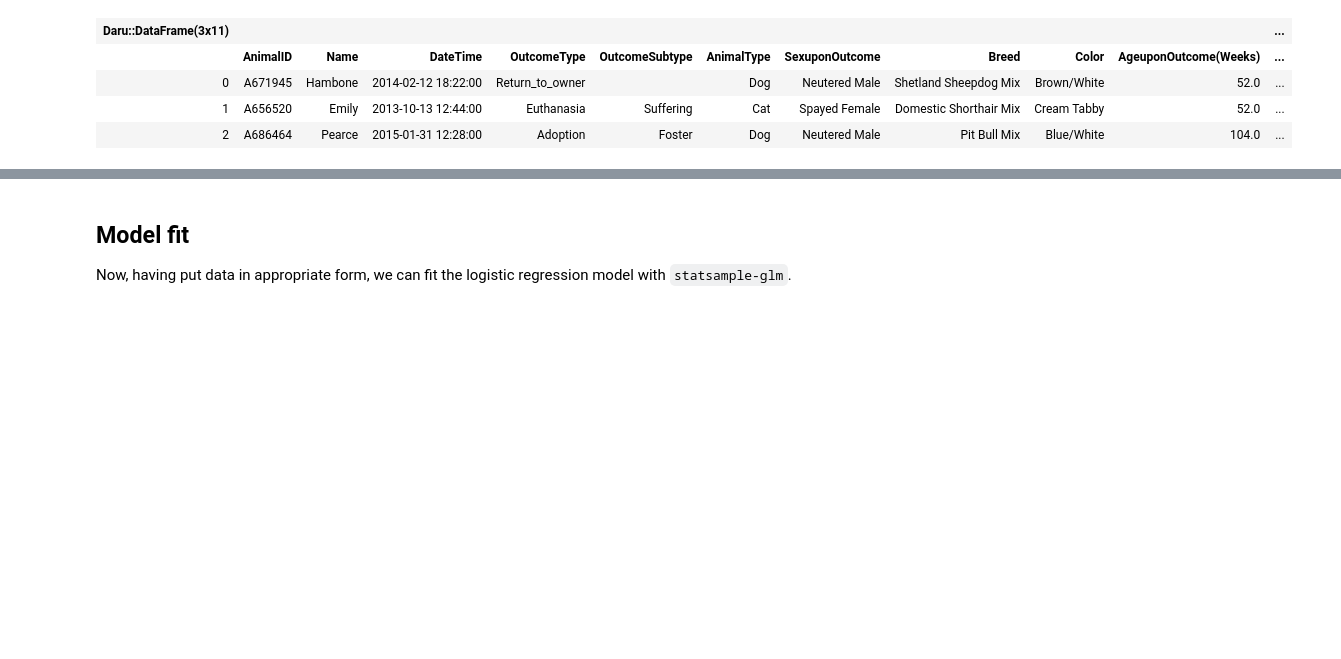
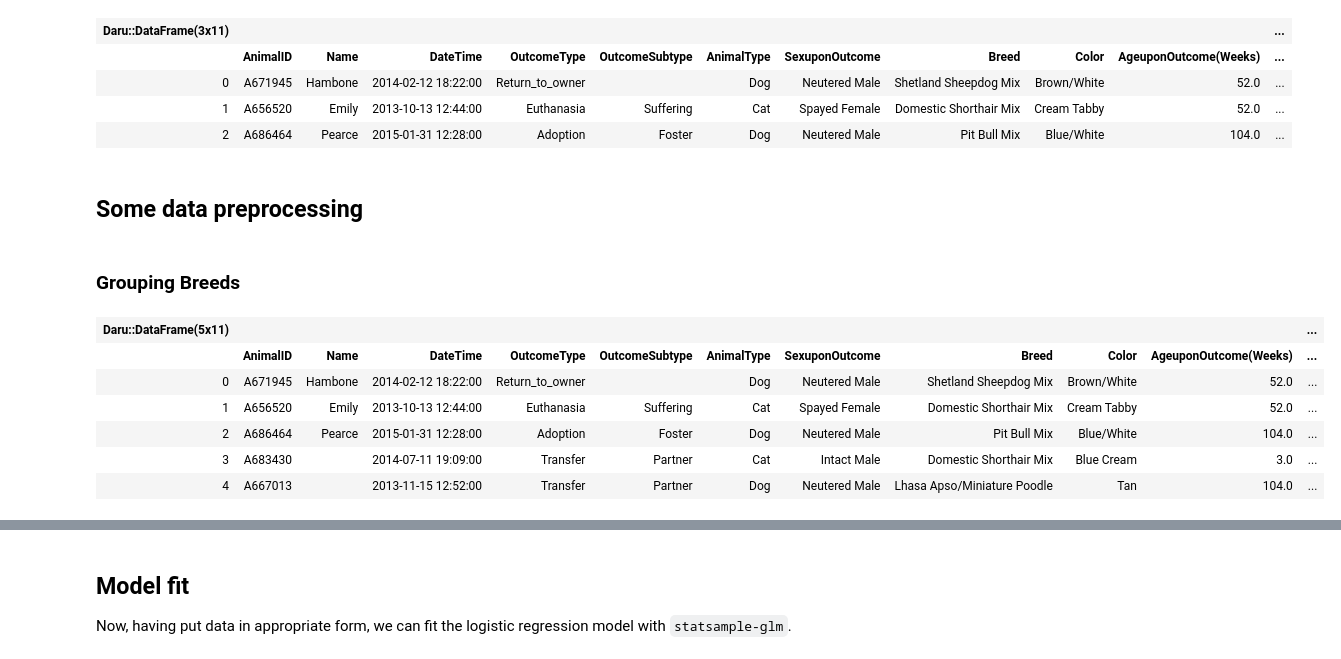
Before and after one commit to lokeshh/cat_notebook, a Jupyter notebook: Logistic regression with categorical data-Copy1.ipynb, the cells around one changed output, grey strips where cells are left out. Drawn from its saved outputs; the diff is of its cells as text; code cells hidden in the pictures; blank space fills up the shorter version.

```diff
--- a/Logistic regression with categorical data-Copy1.ipynb
+++ b/Logistic regression with categorical data-Copy1.ipynb
@@ -29,3 +29,18 @@ shelter_data.head 3
 | 0 | A671945 | Hambone | 2014-02-12 18:22:00 | Return_to_owner |  | Dog | Neutered Male | Shetland Sheepdog Mix | Brown/White | 52.0 | ... |
 | 1 | A656520 | Emily | 2013-10-13 12:44:00 | Euthanasia | Suffering | Cat | Spayed Female | Domestic Shorthair Mix | Cream Tabby | 52.0 | ... |
 | 2 | A686464 | Pearce | 2015-01-31 12:28:00 | Adoption | Foster | Dog | Neutered Male | Pit Bull Mix | Blue/White | 104.0 | ... |
+# %% [markdown]
+## Some data preprocessing
+# %% [markdown]
+### Grouping Breeds
+# %%
+small = shelter_data.head 300
+small.head 5
+# %% [output]
+| Daru::DataFrame(5x11) |  |  |  |  |  |  |  |  |  |  | ... |
+|  | AnimalID | Name | DateTime | OutcomeType | OutcomeSubtype | AnimalType | SexuponOutcome | Breed | Color | AgeuponOutcome(Weeks) | ... |
+| 0 | A671945 | Hambone | 2014-02-12 18:22:00 | Return_to_owner |  | Dog | Neutered Male | Shetland Sheepdog Mix | Brown/White | 52.0 | ... |
+| 1 | A656520 | Emily | 2013-10-13 12:44:00 | Euthanasia | Suffering | Cat | Spayed Female | Domestic Shorthair Mix | Cream Tabby | 52.0 | ... |
+| 2 | A686464 | Pearce | 2015-01-31 12:28:00 | Adoption | Foster | Dog | Neutered Male | Pit Bull Mix | Blue/White | 104.0 | ... |
+| 3 | A683430 |  | 2014-07-11 19:09:00 | Transfer | Partner | Cat | Intact Male | Domestic Shorthair Mix | Blue Cream | 3.0 | ... |
+| 4 | A667013 |  | 2013-11-15 12:52:00 | Transfer | Partner | Dog | Neutered Male | Lhasa Apso/Miniature Poodle | Tan | 104.0 | ... |
```
Also changed, not shown: parts of 16 cells of this notebook.
